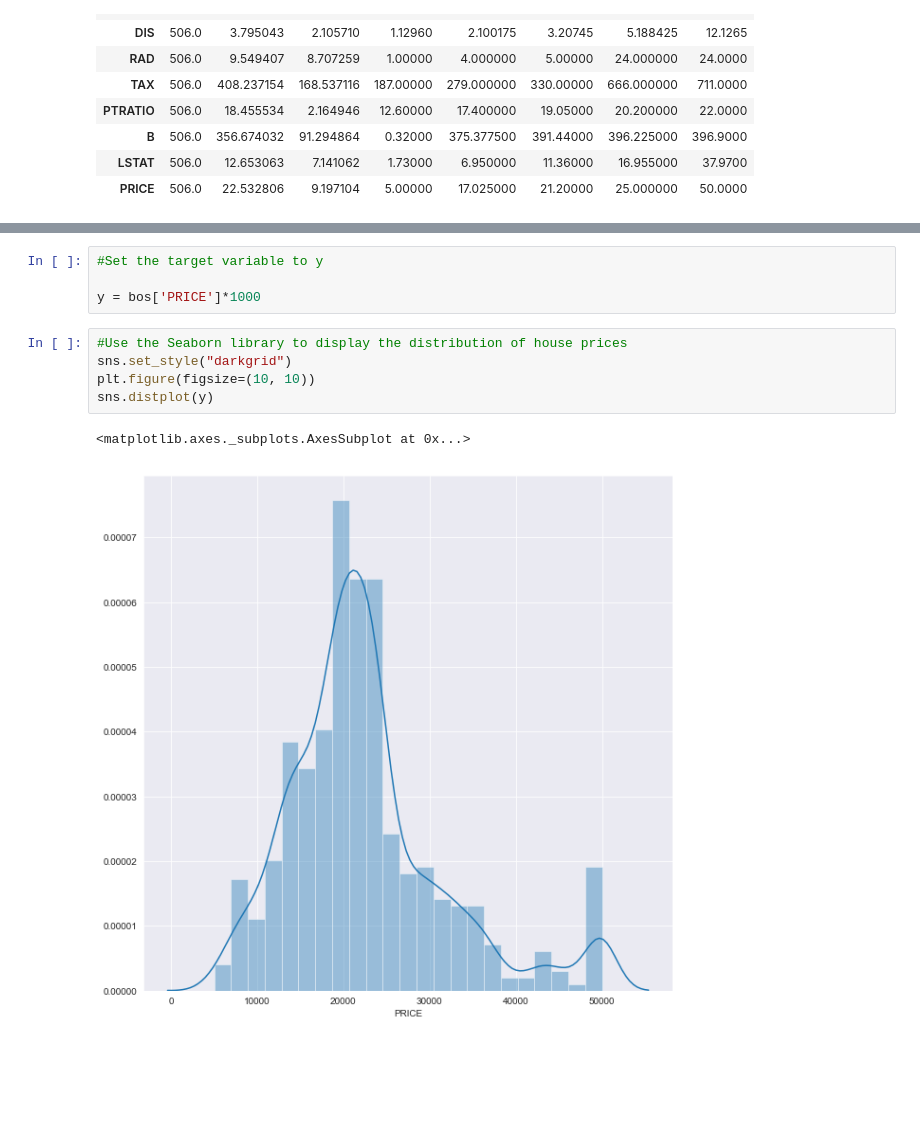
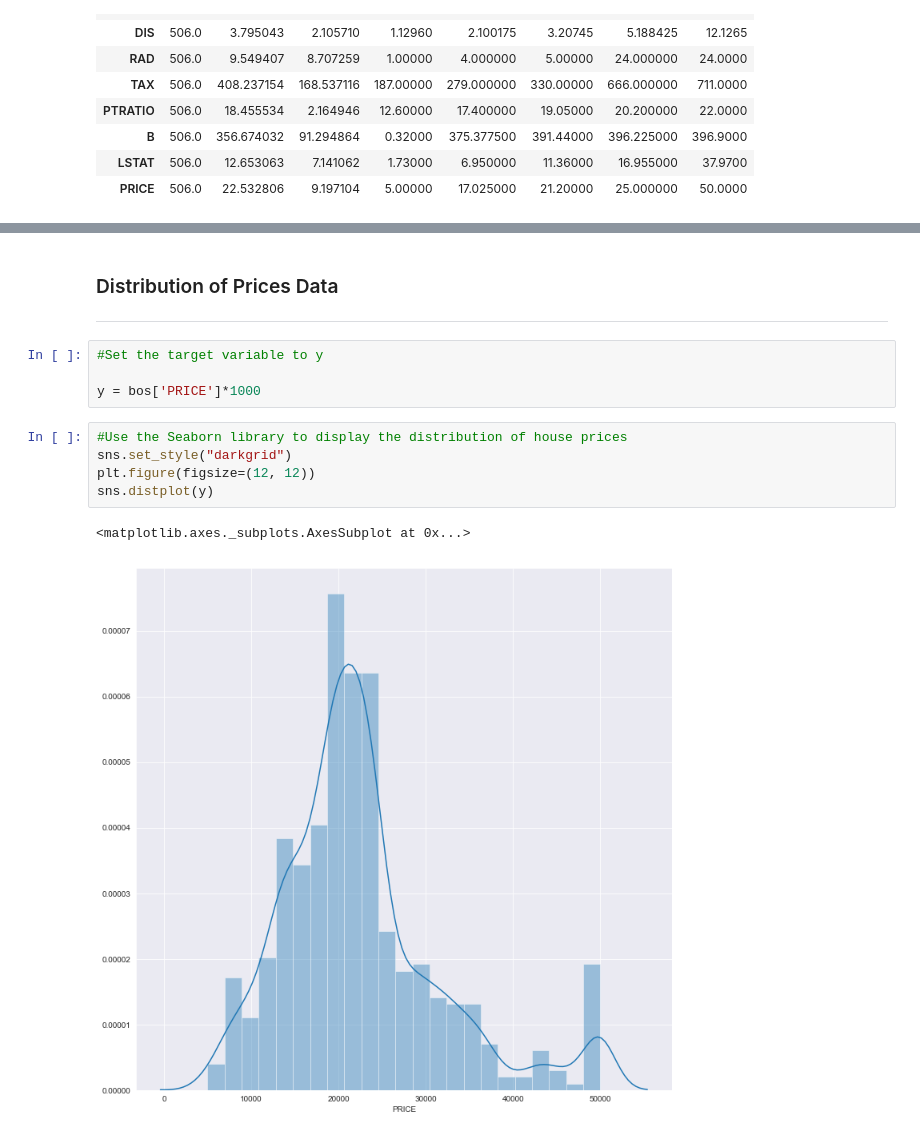
Before and after one commit to oreillyh/Machine-Learning-Statistics, a Jupyter notebook: MACHINE LEARNING AND STATISTICS PROJECT .ipynb, the cells around one changed output, grey strips where cells are left out. Drawn from its saved outputs; the diff is of its cells as text; blank space fills up the shorter version.

```diff
--- a/MACHINE LEARNING AND STATISTICS PROJECT .ipynb
+++ b/MACHINE LEARNING AND STATISTICS PROJECT .ipynb
@@ -194,3 +208,6 @@ bos.describe().T
+# %% [markdown]
+### Distribution of Prices Data
+___
 # %%
 #Set the target variable to y
 
@@ -198,9 +215,9 @@ y = bos['PRICE']*1000
 # %%
 #Use the Seaborn library to display the distribution of house prices
 sns.set_style("darkgrid")
-plt.figure(figsize=(10, 10))
+plt.figure(figsize=(12, 12))
 sns.distplot(y)
 # %% [output]
 <matplotlib.axes._subplots.AxesSubplot at 0x...>
-[figure, old version]
+[figure, new version]
 # %% [markdown]
```
Also changed, not shown: parts of 15 cells of this notebook.
